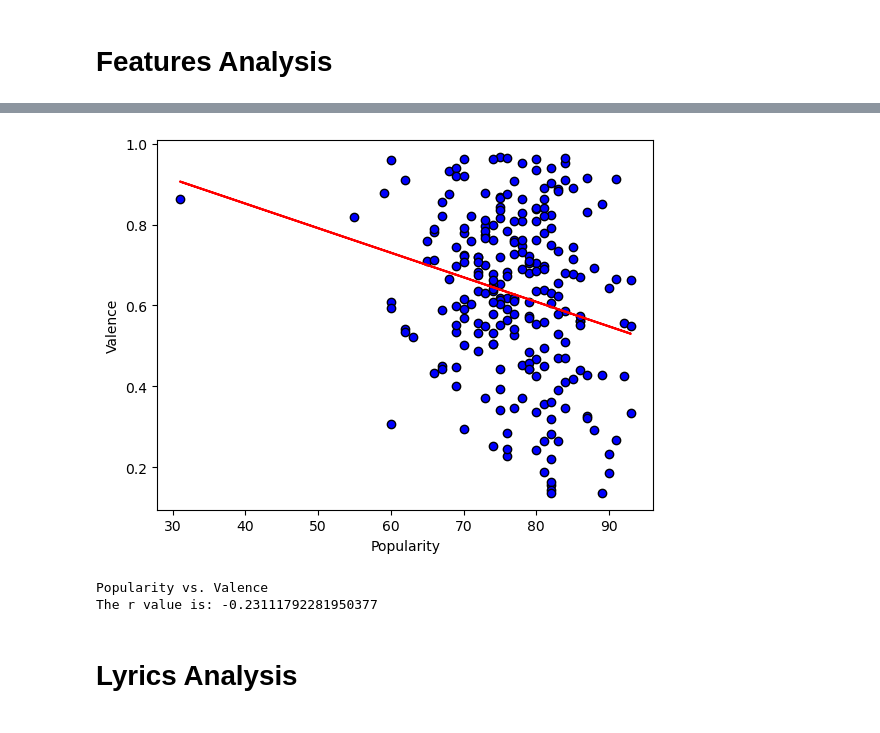
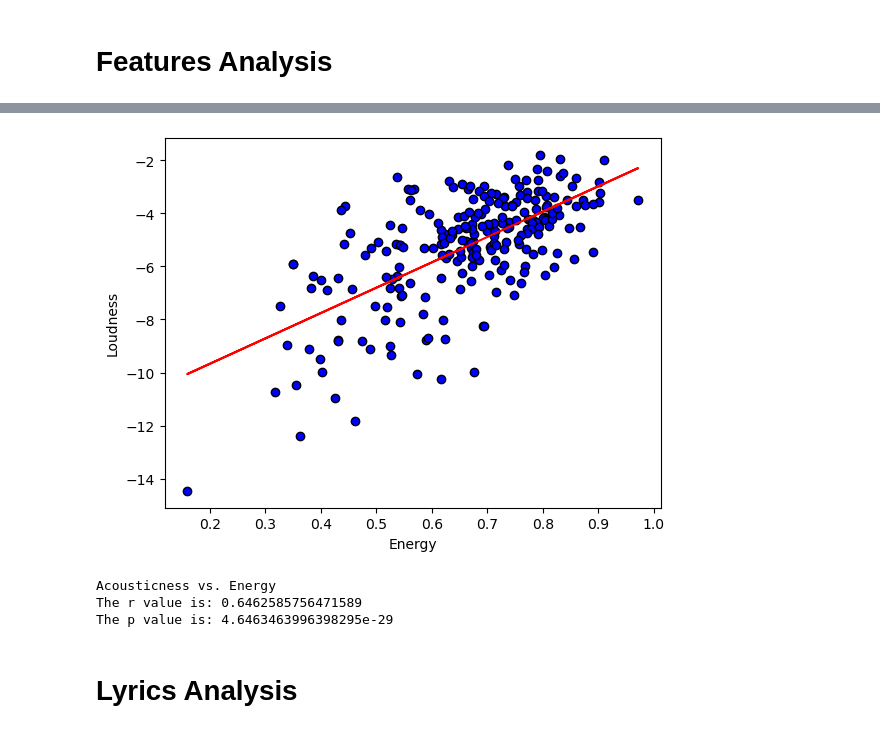
Before and after one commit to AlejandroChavezA00571497/project01, a Jupyter notebook: FinalCodes/statistical_analysis.ipynb, the cells around one changed output, grey strips where cells are left out. Drawn from its saved outputs; the diff is of its cells as text; code cells hidden in the pictures.

```diff
--- a/FinalCodes/statistical_analysis.ipynb
+++ b/FinalCodes/statistical_analysis.ipynb
@@ -11,6 +11,9 @@ from scipy.stats import linregress
 path = Path("outputs","spotify_and_features.csv")
 spotify_df = pd.read_csv(path)
 spotify_df
+
+spotify_df_clean = spotify_df[spotify_df["Popularity"] > 40]
+spotify_df_clean
 # %% [output]
 |  | Song | Artist | Song Lenght (ms) | Popularity | Release date | Song Id | Acousticness | Danceability | ... |
 | 0 | Calma - Remix | Pedro Capó | 238200 | 77 | 2018-10-05 | 5iwz1NiezX7WWjnCgY5TH4 | 0.3230 | 0.826 | ... |
@@ -42,12 +46,13 @@ def lin_reg(x_values, y_values, title, line_place):
 # %%
-x_values = spotify_df["Popularity"]
-y_values = spotify_df["Valence"]
+x_values = spotify_df_clean["Energy"]
+y_values = spotify_df_clean["Loudness"]
 
-lin_reg(x_values, y_values, "Popularity vs. Valence", (0, 0))
+lin_reg(x_values, y_values, "Acousticness vs. Energy", (0, 0))
 # %% [output]
-[figure, old version]
+[figure, new version]
-Popularity vs. Valence
-The r value is: -0.23111792281950377
+Acousticness vs. Energy
+The r value is: 0.6462585756471589
+The p value is: 4.6463463996398295e-29
 # %% [markdown]
 # Lyrics Analysis
 # %%
```
Also changed, not shown: parts of 4 cells of this notebook.
